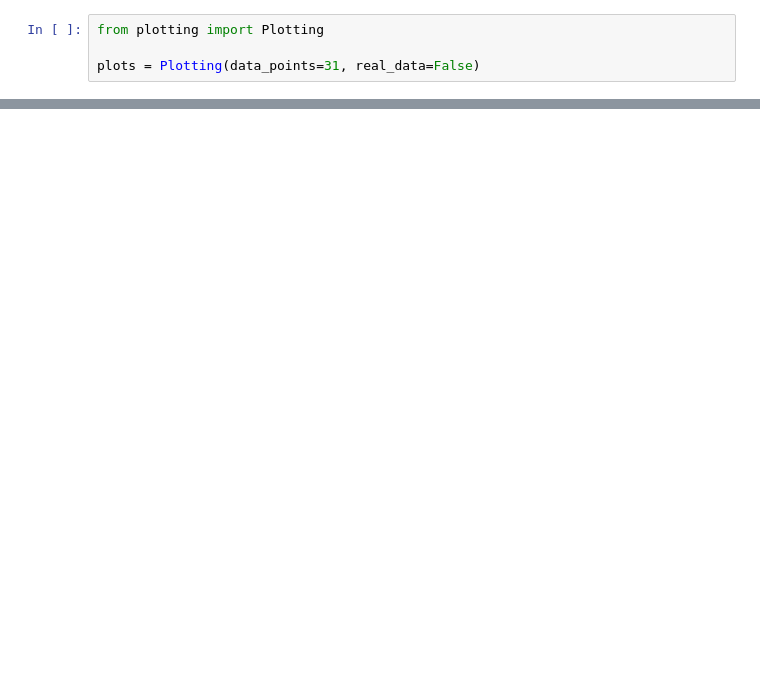
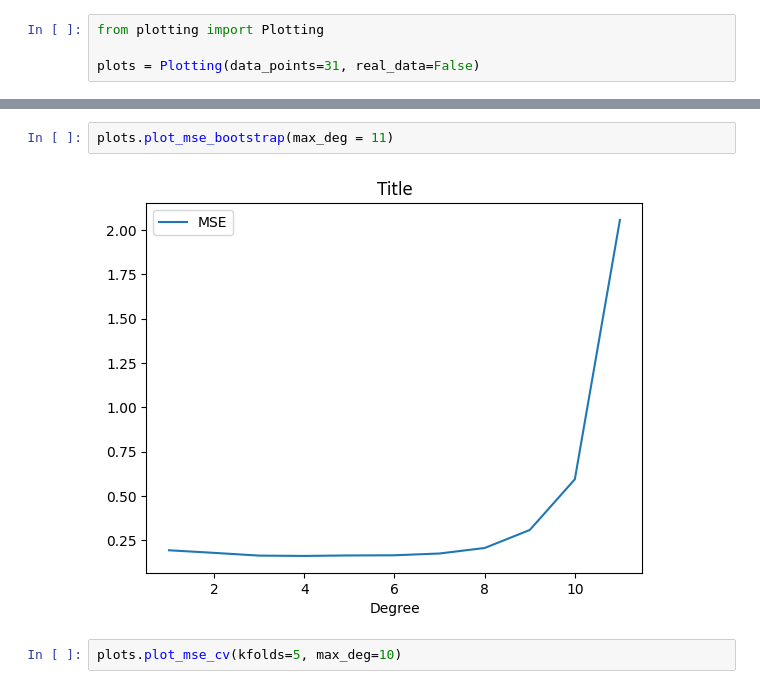
Before and after one commit to GauteJ1/FYS-STK-projects, a Jupyter notebook: project_1/src/e_plots.ipynb, the cells around one changed output, grey strips where cells are left out. Drawn from its saved outputs; the diff is of its cells as text; blank space fills up the shorter version.

```diff
--- a/project_1/src/e_plots.ipynb
+++ b/project_1/src/e_plots.ipynb
@@ -9,0 +9,6 @@ plots.plot_bias_var_bootstrap(max_deg=11)
+# %%
+plots.plot_mse_bootstrap(max_deg = 11)
+# %% [output]
+[figure, added]
+# %%
+plots.plot_mse_cv(kfolds=5, max_deg=10)
```
Also changed, not shown: parts of 1 cell of this notebook, 4 other files.
